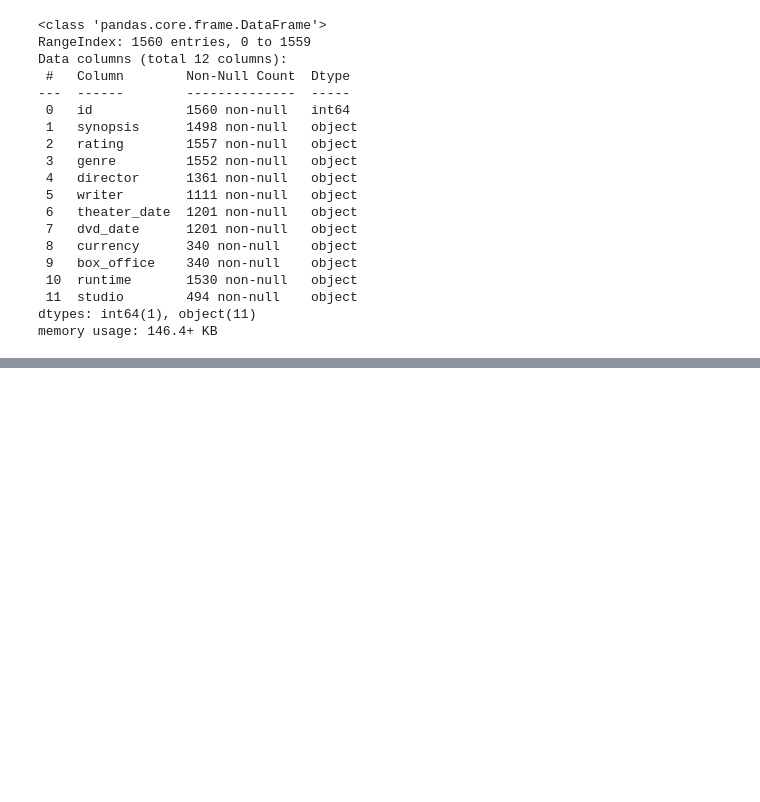
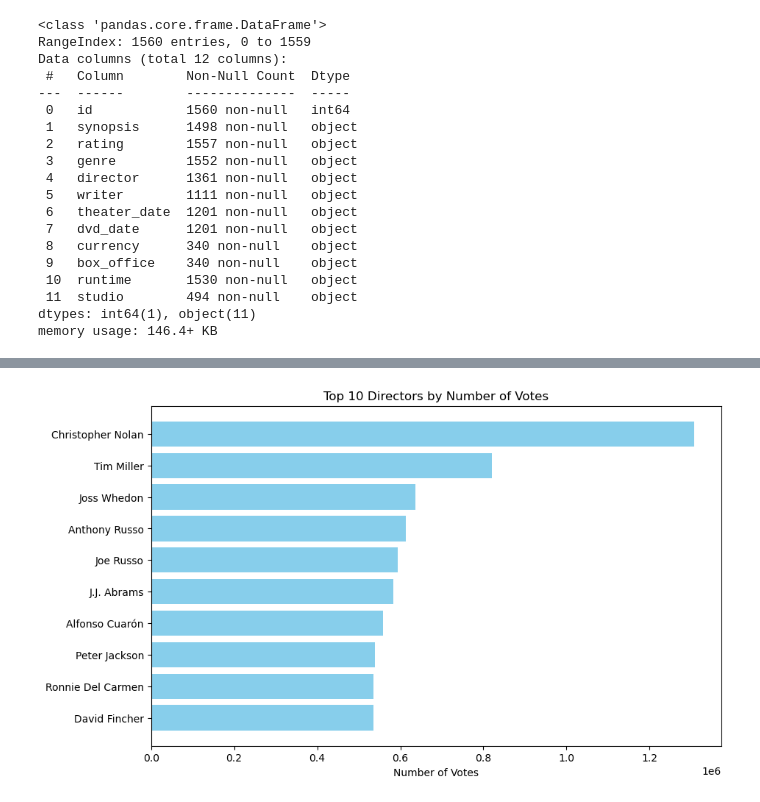
Before and after one commit to kriung/dsc-phase-1-project-v2-4, a Jupyter notebook: student.ipynb, the cells around one changed output, grey strips where cells are left out. Drawn from its saved outputs; the diff is of its cells as text; code cells hidden in the pictures; blank space fills up the shorter version.

```diff
--- a/student.ipynb
+++ b/student.ipynb
@@ -103,0 +173,11 @@ cursor = conn.cursor()
+# %%
+movie_basics_query = """
+    SELECT *
+    FROM movie_basics
+"""
+
+# Execute the query and read the results into a DataFrame
+movie_basics_data = pd.read_sql(movie_basics_query, conn)
+
+# Displaying the fetched data
+movie_basics_data
@@ -468,0 +698,6 @@ memory usage: 103.2+ KB
+# %%
+# Merge the DataFrames on the 'movie_id' column
+merged_data = pd.merge(movie_basics_data, movie_rating_data, on='movie_id', how='inner')
+
+# Displaying the merged DataFrame
+merged_data
@@ -468,0 +734,8 @@ memory usage: 103.2+ KB
+# %%
+# Merge the DataFrames on the 'movie_id' column
+merged_data2 = pd.merge(merged_data, director_data_merged, on='movie_id', how='inner')
+# Renaming the 'primary_name' column to 'director'
+director_data_merged.rename(columns={'primary_name': 'director'}, inplace=True)
+
+# Displaying the merged DataFrame
+merged_data2
@@ -468,0 +780,18 @@ memory usage: 103.2+ KB
+# %%
+
+
+# Grouping the data by director and calculating their average ratings
+director_avg_ratings = merged_data2.groupby('primary_name')['numvotes'].mean().reset_index()
+
+# Selecting the top 10 directors based on average rating
+top_10_directors = director_avg_ratings.nlargest(10, 'numvotes')
+
+# Creating the bar chart
+plt.figure(figsize=(10, 6))
+plt.barh(top_10_directors['primary_name'], top_10_directors['numvotes'], color='skyblue')
+plt.xlabel('Number of Votes')
+plt.title('Top 10 Directors by Number of Votes')
+plt.gca().invert_yaxis()  # Invert y-axis to display highest rating at the top
+plt.show()
+# %% [output]
+[figure, added]
```
Also changed, not shown: parts of 44 cells of this notebook.
